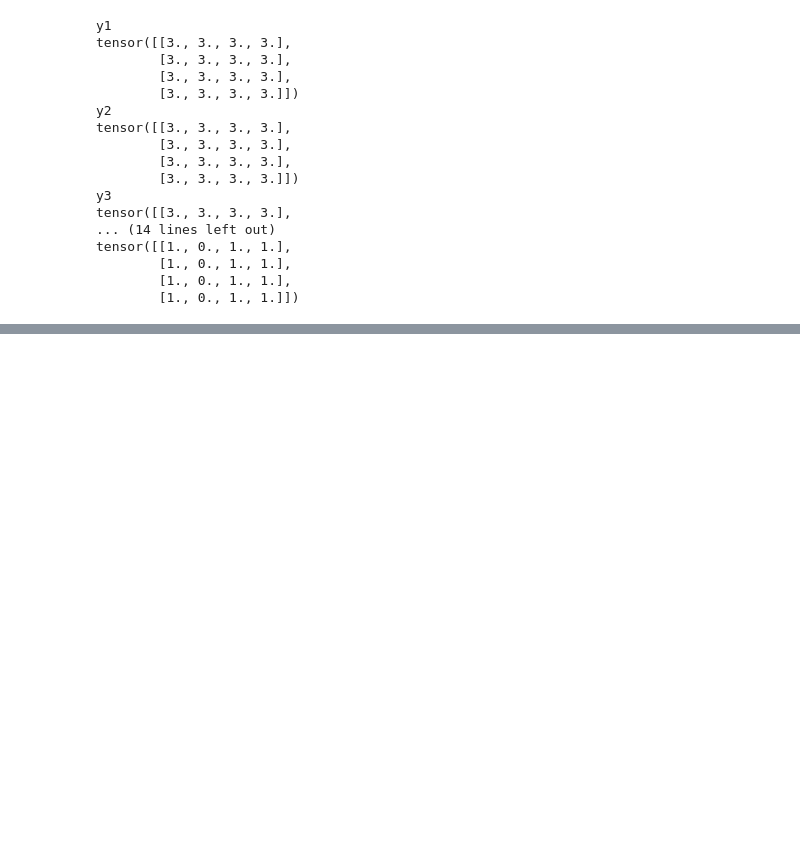
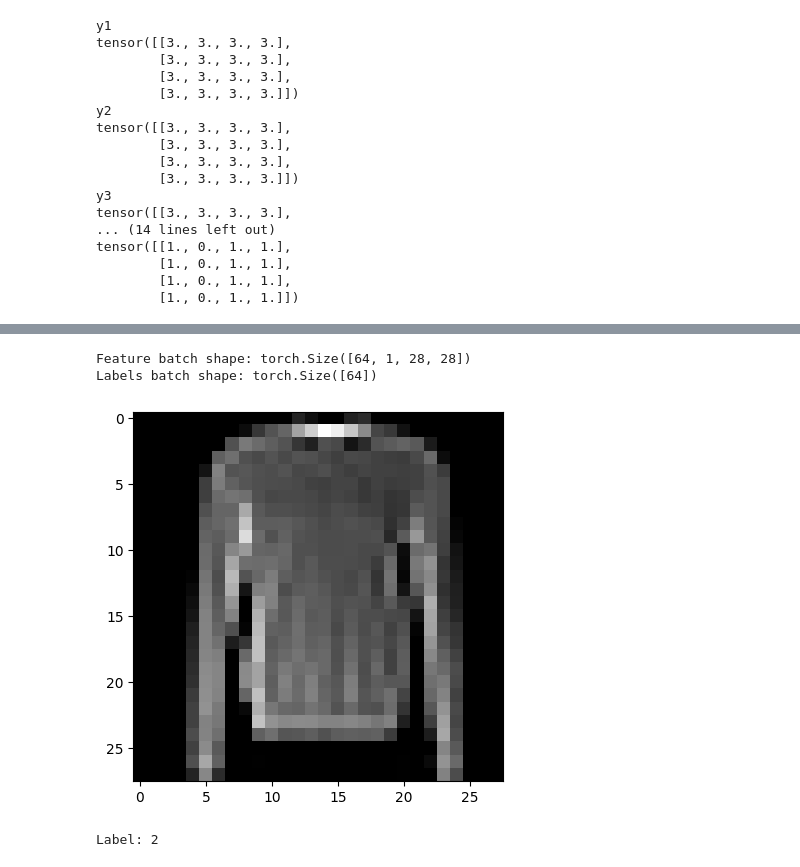
Before and after one commit to Alexander-Broadley/Zhang_lab_rotation, a Jupyter notebook: Offic_tutorial/PT_LTB.ipynb, the cells around one changed output, grey strips where cells are left out. Cells and saved outputs as stored; diff of their text form; code cells hidden in the pictures; blank space fills up the shorter version.

```diff
--- a/Offic_tutorial/PT_LTB.ipynb
+++ b/Offic_tutorial/PT_LTB.ipynb
@@ -179,0 +214,21 @@ tensor([[11., 11., 11., 11.],
+# %%
+import torch
+from torch.utils.data import Dataset
+from torchvision import datasets
+from torchvision.transforms import ToTensor
+import matplotlib.pyplot as plt
+
+
+training_data = datasets.FashionMNIST(
+    root="data",
+    train=True,
+    download=True,
+    transform=ToTensor()
+)
+
+test_data = datasets.FashionMNIST(
+    root="data",
+    train=False,
+    download=True,
+    transform=ToTensor()
+)
@@ -179,0 +314,25 @@ tensor([[11., 11., 11., 11.],
+# %%
+#dataset retrieves the samples one element at a time, dataloader is an iterable that handles things like batch training and shuffling for us
+from torch.utils.data import DataLoader
+
+train_dataloader = DataLoader(training_data, batch_size=64, shuffle=True)
+test_dataloader = DataLoader(test_data, batch_size=64, shuffle=True)
+
+#in this case returning 64 train samples (images) and their labels
+# %%
+#As we have specified shuffle=True, when iterating through the entire dataset still only get each sample once but in a random order
+
+# Display image and label.
+train_features, train_labels = next(iter(train_dataloader))
+print(f"Feature batch shape: {train_features.size()}")
+print(f"Labels batch shape: {train_labels.size()}")
+img = train_features[0].squeeze()
+label = train_labels[0]
+plt.imshow(img, cmap="gray")
+plt.show()
+print(f"Label: {label}")
+# %% [output]
+Feature batch shape: torch.Size([64, 1, 28, 28])
+Labels batch shape: torch.Size([64])
+[figure, added]
+Label: 2
```
Also changed, not shown: parts of 58 cells of this notebook.
